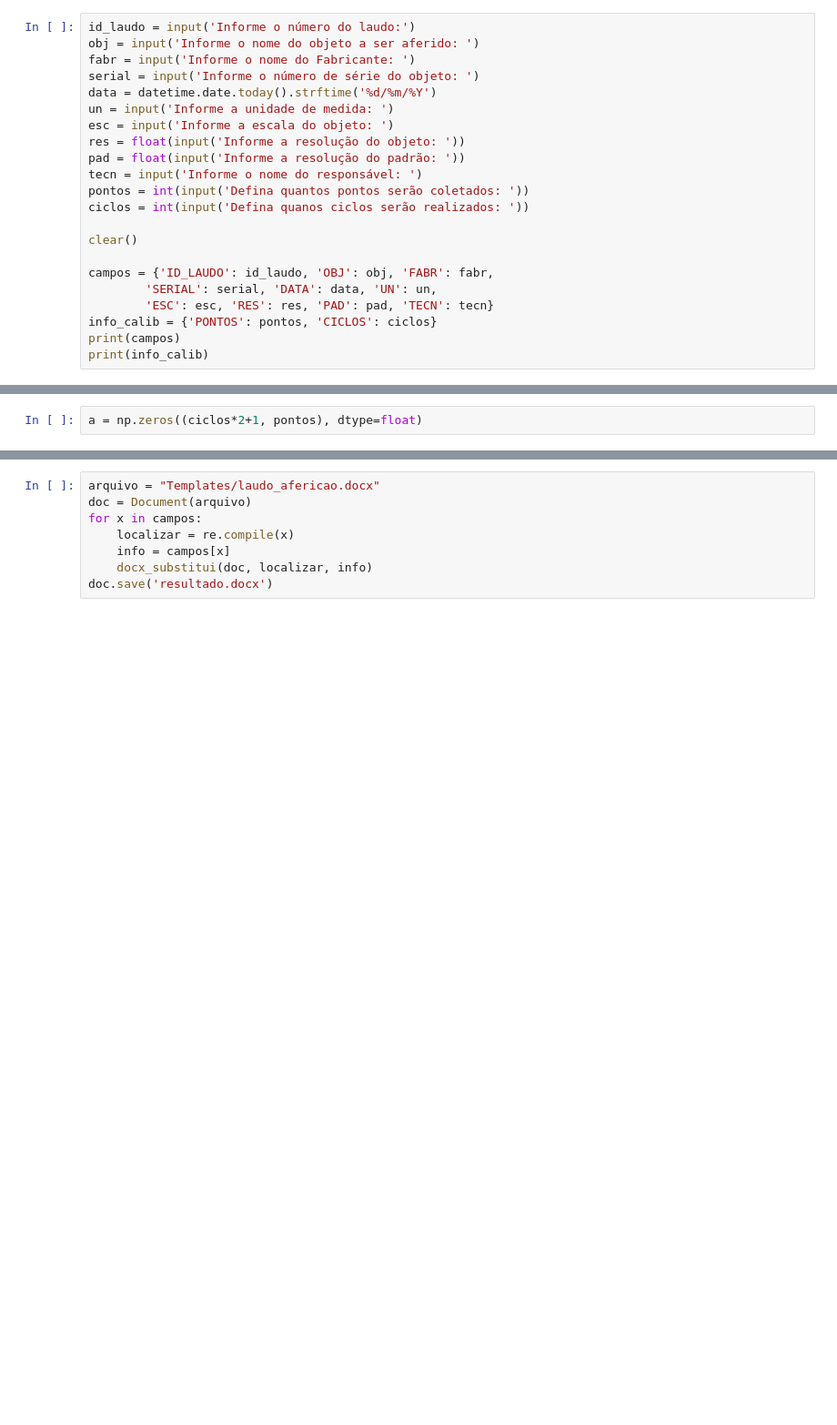
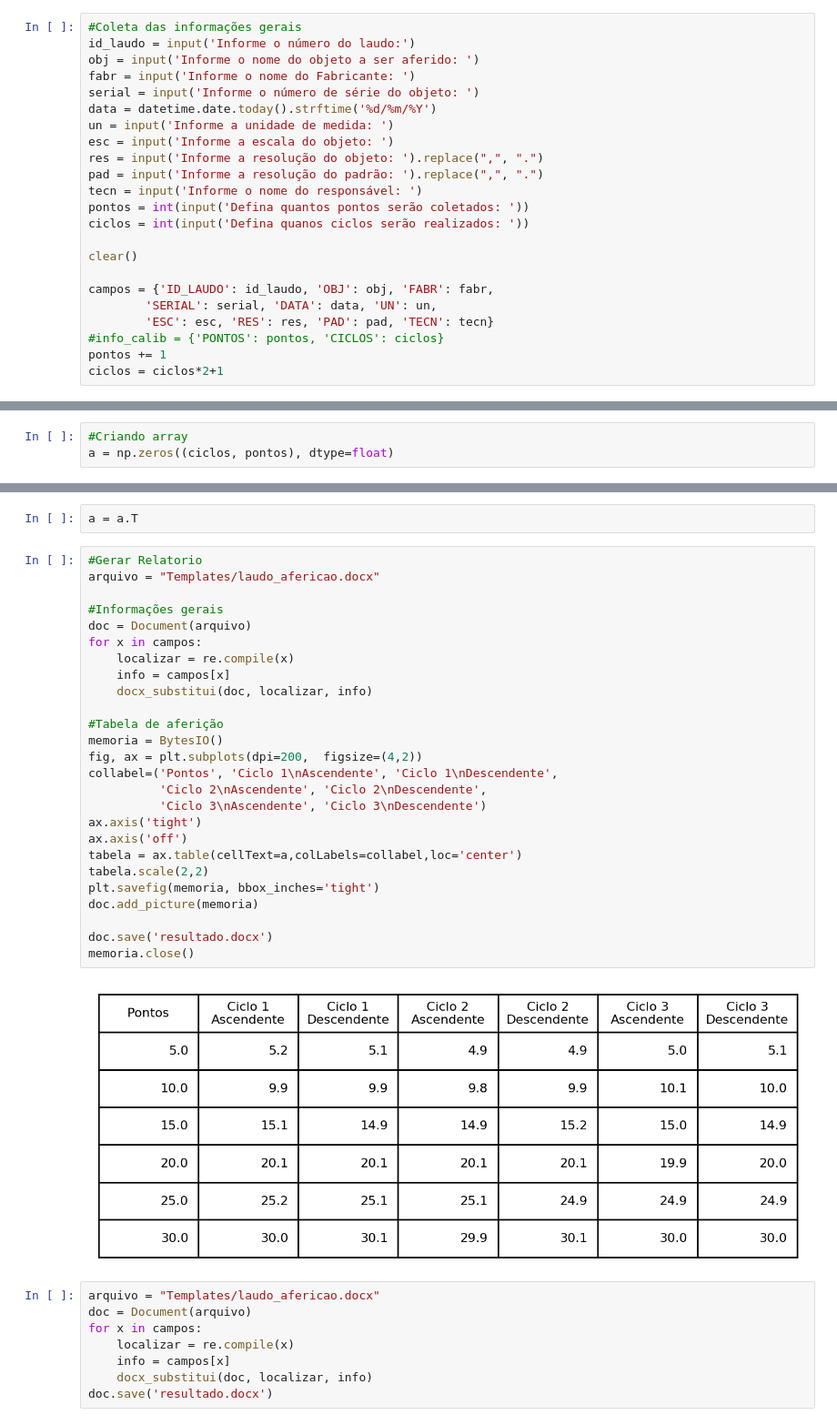
Before and after one commit to luizmachado/instrumentacao, a Jupyter notebook: relatorio_calibracao.ipynb, the cells around one changed output, grey strips where cells are left out. Shown at 91% size. Saved outputs shown, nothing was run; the diff lists cells and outputs as text; blank space fills up the shorter version.

Commit message:
Melhorias na coleta e apresentação das informações

```diff
--- a/relatorio_calibracao.ipynb
+++ b/relatorio_calibracao.ipynb
@@ -35,6 +40,7 @@ def clear():
     else:
         _ = system('clear')
 # %%
+#Coleta das informações gerais
 id_laudo = input('Informe o número do laudo:')
 obj = input('Informe o nome do objeto a ser aferido: ')
 fabr = input('Informe o nome do Fabricante: ')
@@ -42,8 +48,8 @@ serial = input('Informe o número de série do objeto: ')
 data = datetime.date.today().strftime('%d/%m/%Y')
 un = input('Informe a unidade de medida: ')
 esc = input('Informe a escala do objeto: ')
-res = float(input('Informe a resolução do objeto: '))
-pad = float(input('Informe a resolução do padrão: '))
+res = input('Informe a resolução do objeto: ').replace(",", ".")
+pad = input('Informe a resolução do padrão: ').replace(",", ".")
 tecn = input('Informe o nome do responsável: ')
 pontos = int(input('Defina quantos pontos serão coletados: '))
 ciclos = int(input('Defina quanos ciclos serão realizados: '))
@@ -53,8 +59,8 @@ clear()
 campos = {'ID_LAUDO': id_laudo, 'OBJ': obj, 'FABR': fabr,
         'SERIAL': serial, 'DATA': data, 'UN': un,
         'ESC': esc, 'RES': res, 'PAD': pad, 'TECN': tecn}
-info_calib = {'PONTOS': pontos, 'CICLOS': ciclos}
-print(campos)
-print(info_calib)
+#info_calib = {'PONTOS': pontos, 'CICLOS': ciclos}
+pontos += 1
+ciclos = ciclos*2+1
 # %% [output]
 Informe o número do laudo:001
@@ -73,2 +77,3 @@ Defina quanos ciclos serão realizados: 3
 # %%
-a = np.zeros((ciclos*2+1, pontos), dtype=float)
+#Criando array
+a = np.zeros((ciclos, pontos), dtype=float)
@@ -108,3 +122,33 @@ u
+# %%
+a = a.T
+# %%
+#Gerar Relatorio
+arquivo = "Templates/laudo_afericao.docx"
+
+#Informações gerais
+doc = Document(arquivo)
+for x in campos:
+    localizar = re.compile(x)
+    info = campos[x]
+    docx_substitui(doc, localizar, info)
+
+#Tabela de aferição
+memoria = BytesIO()
+fig, ax = plt.subplots(dpi=200,  figsize=(4,2))
+collabel=('Pontos', 'Ciclo 1\nAscendente', 'Ciclo 1\nDescendente',
+          'Ciclo 2\nAscendente', 'Ciclo 2\nDescendente',
+          'Ciclo 3\nAscendente', 'Ciclo 3\nDescendente')
+ax.axis('tight')
+ax.axis('off')
+tabela = ax.table(cellText=a,colLabels=collabel,loc='center')
+tabela.scale(2,2)
+plt.savefig(memoria, bbox_inches='tight')
+doc.add_picture(memoria)
+
+doc.save('resultado.docx')
+memoria.close()
+# %% [output]
+[figure, added]
 # %%
 arquivo = "Templates/laudo_afericao.docx"
 doc = Document(arquivo)
```
Also changed, not shown: parts of 10 cells of this notebook, 5 other files.
